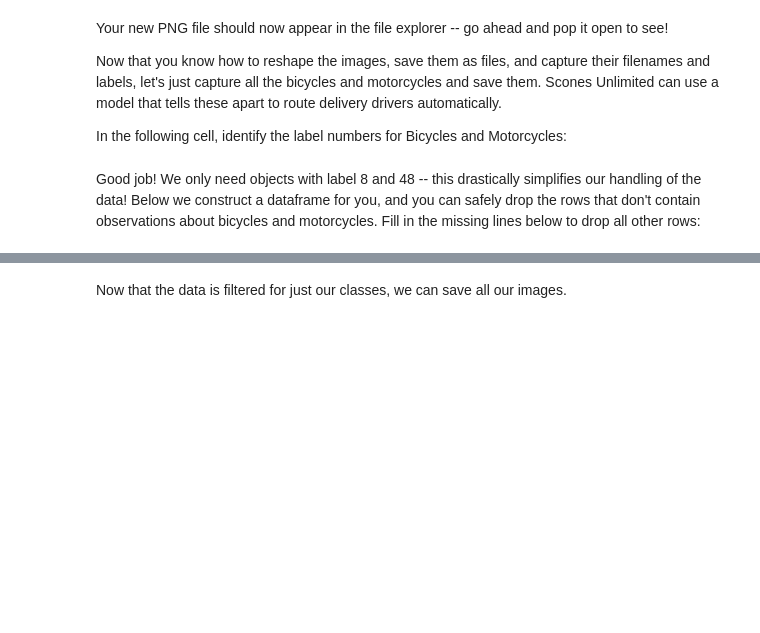
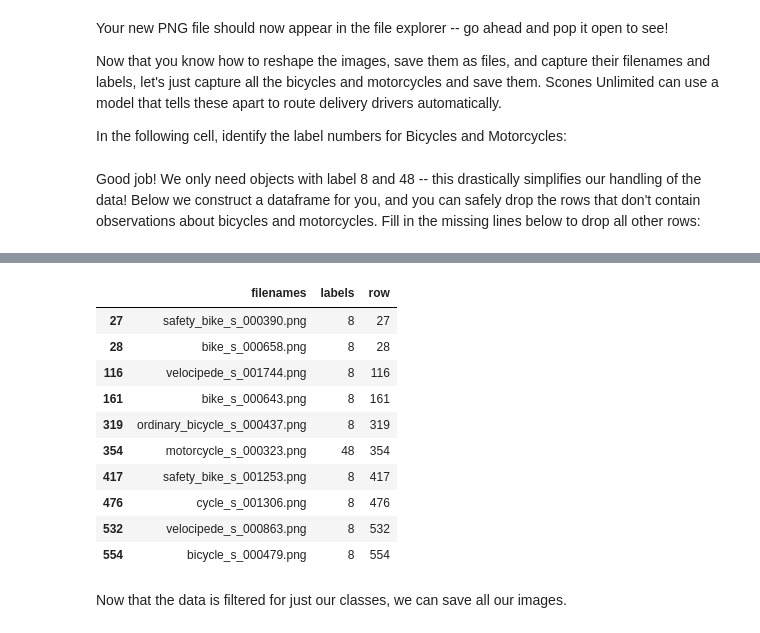
Before and after one commit to michaelgobz/Udacity-Developing-ML-Workflow, a Jupyter notebook: project/starter.ipynb, the cells around one changed output, grey strips where cells are left out. Cells and saved outputs as stored; diff of their text form; code cells hidden in the pictures; blank space fills up the shorter version.

```diff
--- a/project/starter.ipynb
+++ b/project/starter.ipynb
@@ -138,6 +158,8 @@ In the following cell, identify the label numbers for Bicycles and Motorcycles:
 import pandas as pd
 
 # Todo: Filter the dataset_train and dataset_meta objects to find the label numbers for Bicycle and Motorcycles
+bicycle = dataset_meta[b'fine_label_names'].index(b'bicycle')
+motorcycle = dataset_meta[b'fine_label_names'].index(b'motorcycle')
 # %% [markdown]
 Good job! We only need objects with label 8 and 48 -- this drastically simplifies our handling of the data! Below we construct a dataframe for you, and you can safely drop the rows that don't contain observations about bicycles and motorcycles. Fill in the missing lines below to drop all other rows:
 # %%
@@ -149,7 +171,7 @@ df_train = pd.DataFrame({
 })
 
 # Drop all rows from df_train where label is not 8 or 48
-df_train = #TODO: Fill in
+df_train = df_train[(df_train["labels"] == bicycle) | (df_train["labels"] == motorcycle)]
 
 # Decode df_train.filenames so they are regular strings
 df_train["filenames"] = df_train["filenames"].apply(
@@ -164,7 +186,7 @@ df_test = pd.DataFrame({
 })
 
 # Drop all rows from df_test where label is not 8 or 48
-df_test = #TODO: Fill in
+df_test = df_test[(df_test["labels"] == bicycle) | (df_test["labels"] == motorcycle)]
 
 # Decode df_test.filenames so they are regular strings
 df_test["filenames"] = df_test["filenames"].apply(
@@ -173,3 +204,17 @@ df_test["filenames"] = df_test["filenames"].apply(
+# %%
+df_test.head(10)
+# %% [output]
+|  | filenames | labels | row |
+| 27 | safety_bike_s_000390.png | 8 | 27 |
+| 28 | bike_s_000658.png | 8 | 28 |
+| 116 | velocipede_s_001744.png | 8 | 116 |
+| 161 | bike_s_000643.png | 8 | 161 |
+| 319 | ordinary_bicycle_s_000437.png | 8 | 319 |
+| 354 | motorcycle_s_000323.png | 48 | 354 |
+| 417 | safety_bike_s_001253.png | 8 | 417 |
+| 476 | cycle_s_001306.png | 8 | 476 |
+| 532 | velocipede_s_000863.png | 8 | 532 |
+| 554 | bicycle_s_000479.png | 8 | 554 |
 # %% [markdown]
 Now that the data is filtered for just our classes, we can save all our images.
 # %%
```
Also changed, not shown: parts of 13 cells of this notebook.
